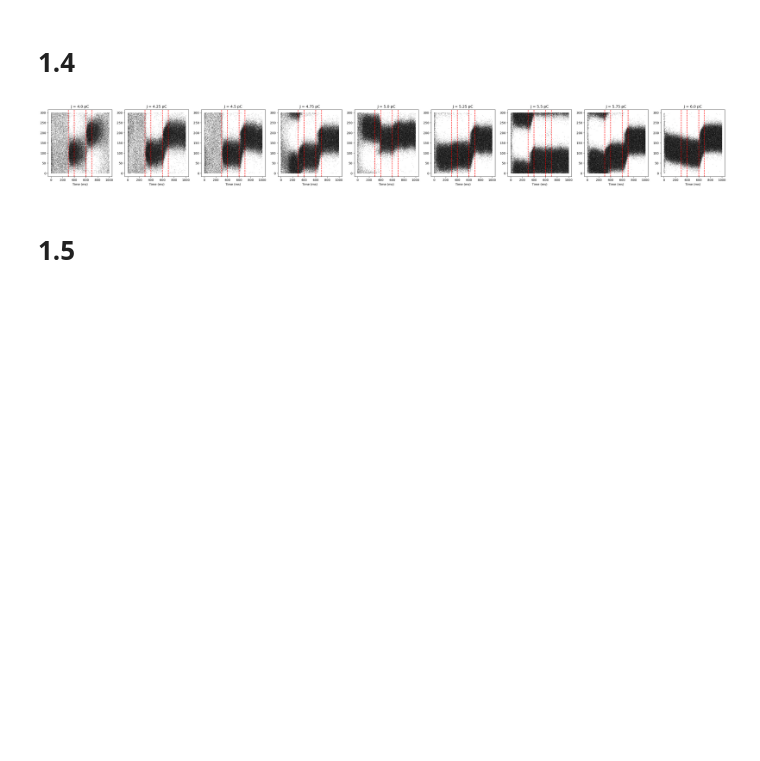
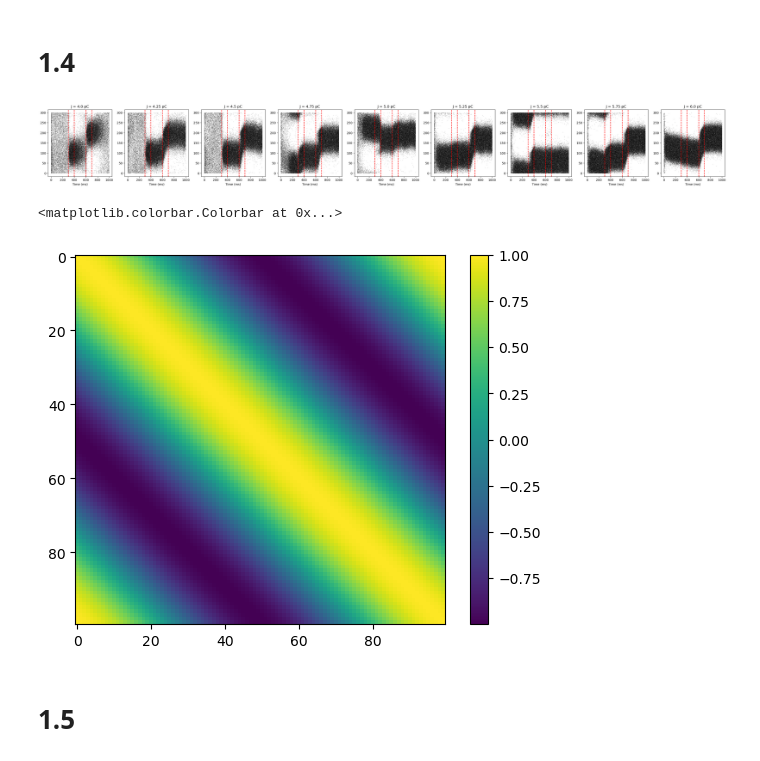
Before and after one commit to CamilleChallier/NX-465-Bump_Attractors, a Jupyter notebook: 1_bump_attractor.ipynb, the cells around one changed output. Saved outputs shown, nothing was run; the diff lists cells and outputs as text; code cells hidden in the pictures; blank space fills up the shorter version.

```diff
--- a/1_bump_attractor.ipynb
+++ b/1_bump_attractor.ipynb
@@ -92,3 +90,13 @@ plt.show()
+# %%
+# connectivity profile ?
+
+x = np.linspace(0, 2*np.pi, 100).reshape(-1, 1)
+w = np.cos(x-x.T)
+plt.imshow(w)
+plt.colorbar()
+# %% [output]
+<matplotlib.colorbar.Colorbar at 0x...>
+[figure, added]
 # %% [markdown]
 # 1.5
 # %%
```
Also changed, not shown: parts of 2 cells of this notebook, 1 other file.
